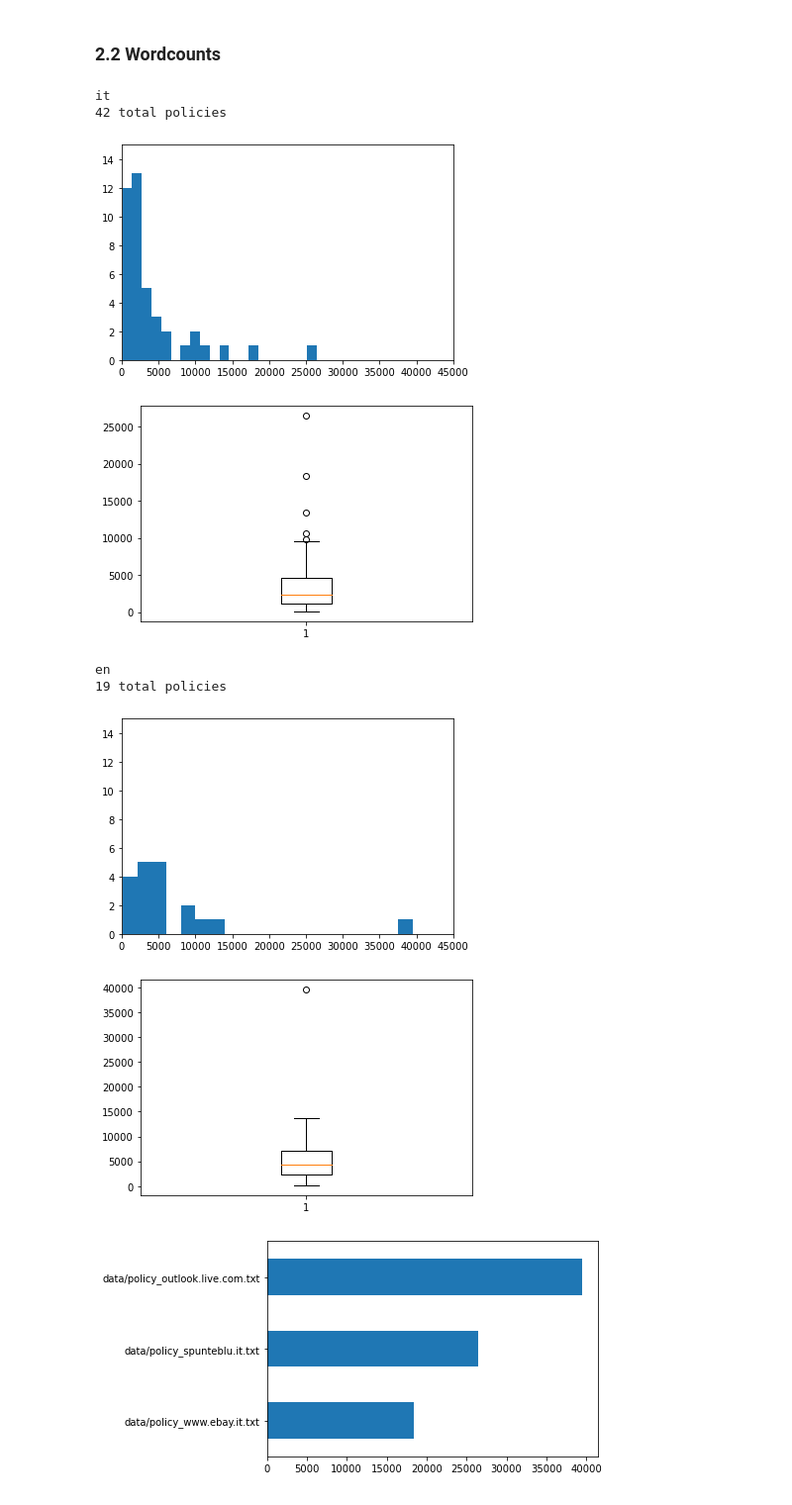
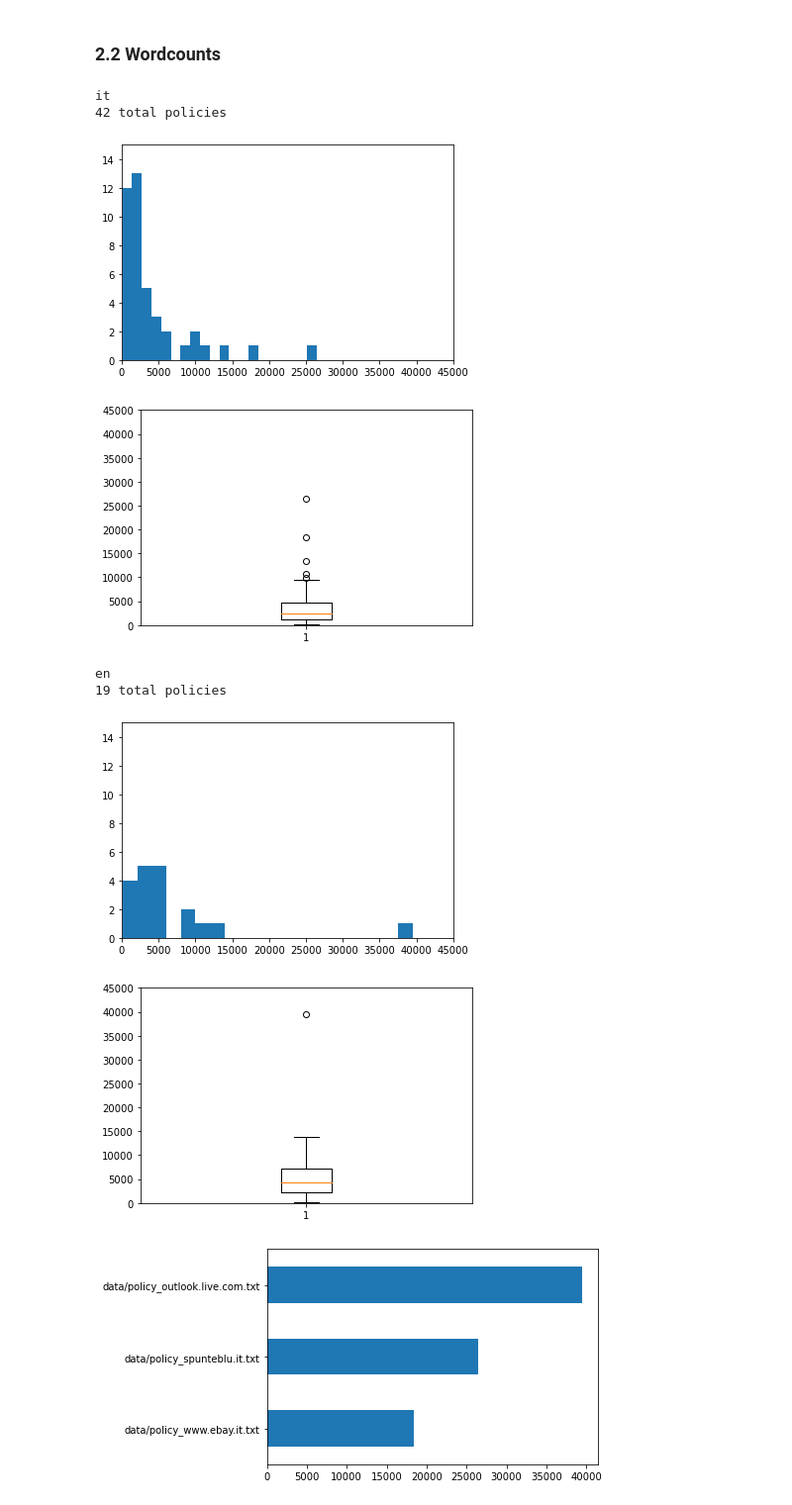
Before and after one commit to gbrsni/policySpider, a Jupyter notebook: Policy analysis.ipynb, the cells around one changed output. Shown at 99% size. Saved outputs shown, nothing was run; the diff lists cells and outputs as text; code cells hidden in the pictures.

Commit message:
Box plots are now in the same scale too

```diff
--- a/Policy analysis.ipynb
+++ b/Policy analysis.ipynb
@@ -125,39 +125,36 @@ for language in pd.Series(languages).value_counts().keys():
     print(str(len(policy_files)) + " total policies")
 
     wordcounts = []
     for file in policy_files:
         wordcounts.append(len(file.read().split()))
 
     plt.ylim(0, 15)
     plt.xlim(0, 45000)
     plt.hist(wordcounts, 20)
     plt.show()
 
-#     plt.ylim(0.0, 1.0)
-#     plt.xlim(0.0, 45000.0)
-#     print(plt.ylim())
-#     print(plt.xlim())
+    plt.ylim(0, 45000)
     plt.boxplot(wordcounts)
     plt.show()
 
 
 # wordcounts = []
 # for file in policy_files:
 #     wordcounts.append(len(file.read().split()))
 
 # plt.hist(wordcounts, 20)
 # plt.show()
 # plt.boxplot(wordcounts)
 # plt.show()
 # %% [output]
 it
 42 total policies
 [figure]
-[figure, old version]
+[figure, new version]
 en
 19 total policies
 [figure]
-[figure, old version]
+[figure, new version]
 # %%
 # Top 3 longest policies by wordcount overall
 
```
